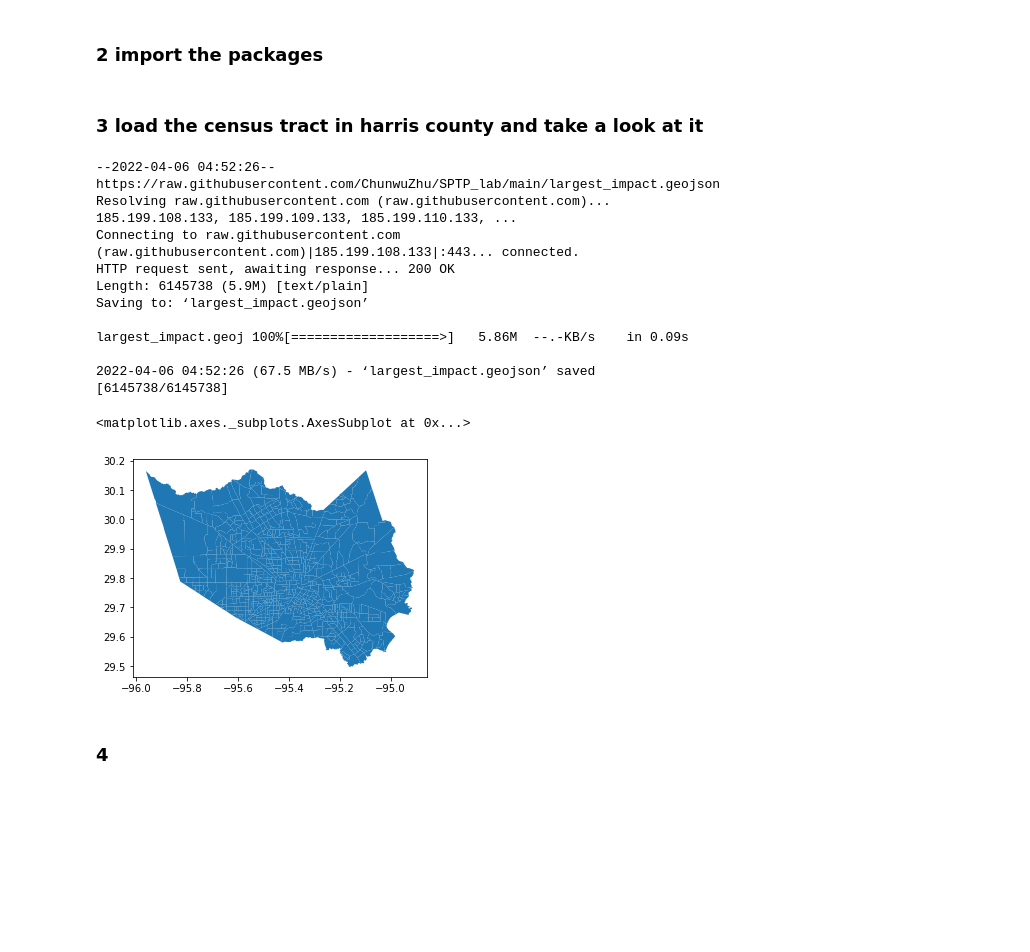
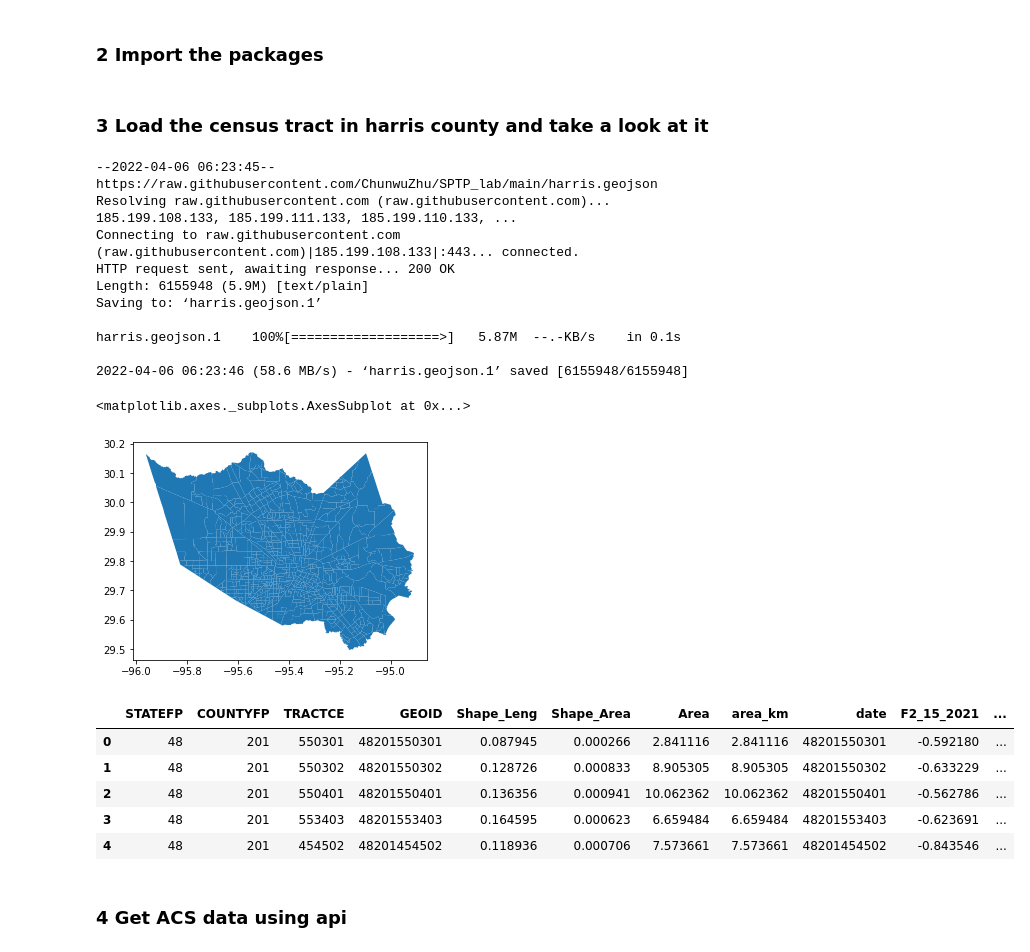
Before and after one commit to ChunwuZhu/SPTP_lab, a Jupyter notebook: Lab2.ipynb, the cells around one changed output. Drawn from its saved outputs; the diff is of its cells as text; code cells hidden in the pictures; blank space fills up the shorter version.

```diff
--- a/Lab2.ipynb
+++ b/Lab2.ipynb
@@ -23,5 +23,5 @@ Successfully installed click-plugins-1.1.1 cligj-0.7.2 fiona-1.8.21 geopandas-0.
 # %% [markdown]
-### 2 import the packages
+### 2 Import the packages
 # %%
 import matplotlib.pyplot as plt
 import inequality
@@ -30,24 +34,33 @@ import geopandas
 from libpysal.weights import Queen, Rook, KNN
 # %% [markdown]
-### 3 load the census tract in harris county and take a look at it
+### 3 Load the census tract in harris county and take a look at it
 # %%
-!wget https://raw.githubusercontent.com/ChunwuZhu/SPTP_lab/main/largest_impact.geojson
-harris = geopandas.read_file(
-    "./largest_impact.geojson"
+!wget https://raw.githubusercontent.com/ChunwuZhu/SPTP_lab/main/harris.geojson
+harris = gpd.read_file(
+    "./harris.geojson"
 )
 harris.plot()
 # %% [output]
---2022-04-06 04:52:26--  https://raw.githubusercontent.com/ChunwuZhu/SPTP_lab/main/largest_impact.geojson
-Resolving raw.githubusercontent.com (raw.githubusercontent.com)... 185.199.108.133, 185.199.109.133, 185.199.110.133, ...
+--2022-04-06 06:23:45--  https://raw.githubusercontent.com/ChunwuZhu/SPTP_lab/main/harris.geojson
+Resolving raw.githubusercontent.com (raw.githubusercontent.com)... 185.199.108.133, 185.199.111.133, 185.199.110.133, ...
 Connecting to raw.githubusercontent.com (raw.githubusercontent.com)|185.199.108.133|:443... connected.
 HTTP request sent, awaiting response... 200 OK
-Length: 6145738 (5.9M) [text/plain]
-Saving to: ‘largest_impact.geojson’
+Length: 6155948 (5.9M) [text/plain]
+Saving to: ‘harris.geojson.1’
 
-largest_impact.geoj 100%[===================>]   5.86M  --.-KB/s    in 0.09s
+harris.geojson.1    100%[===================>]   5.87M  --.-KB/s    in 0.1s
 
-2022-04-06 04:52:26 (67.5 MB/s) - ‘largest_impact.geojson’ saved [6145738/6145738]
+2022-04-06 06:23:46 (58.6 MB/s) - ‘harris.geojson.1’ saved [6155948/6155948]
 <matplotlib.axes._subplots.AxesSubplot at 0x...>
 [figure]
-# %% [markdown]
-### 4
+# %%
+harris.head()
+# %% [output]
+|  | STATEFP | COUNTYFP | TRACTCE | GEOID | Shape_Leng | Shape_Area | Area | area_km | date | F2_15_2021 | ... |
+| 0 | 48 | 201 | 550301 | 48201550301 | 0.087945 | 0.000266 | 2.841116 | 2.841116 | 48201550301 | -0.592180 | ... |
+| 1 | 48 | 201 | 550302 | 48201550302 | 0.128726 | 0.000833 | 8.905305 | 8.905305 | 48201550302 | -0.633229 | ... |
+| 2 | 48 | 201 | 550401 | 48201550401 | 0.136356 | 0.000941 | 10.062362 | 10.062362 | 48201550401 | -0.562786 | ... |
+| 3 | 48 | 201 | 553403 | 48201553403 | 0.164595 | 0.000623 | 6.659484 | 6.659484 | 48201553403 | -0.623691 | ... |
+| 4 | 48 | 201 | 454502 | 48201454502 | 0.118936 | 0.000706 | 7.573661 | 7.573661 | 48201454502 | -0.843546 | ... |
+# %% [markdown]
+### 4 Get ACS data using api
```
Also changed, not shown: parts of 27 cells of this notebook.
